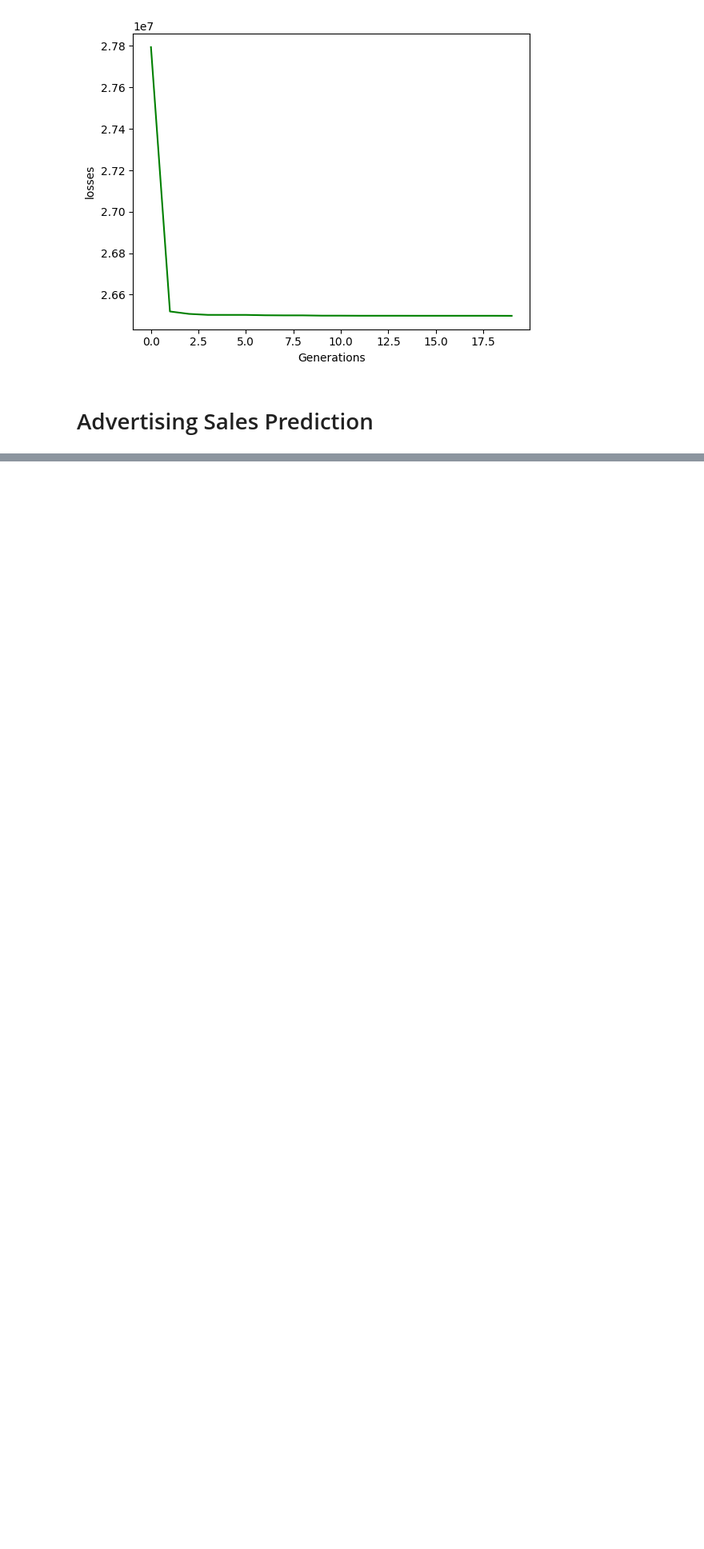
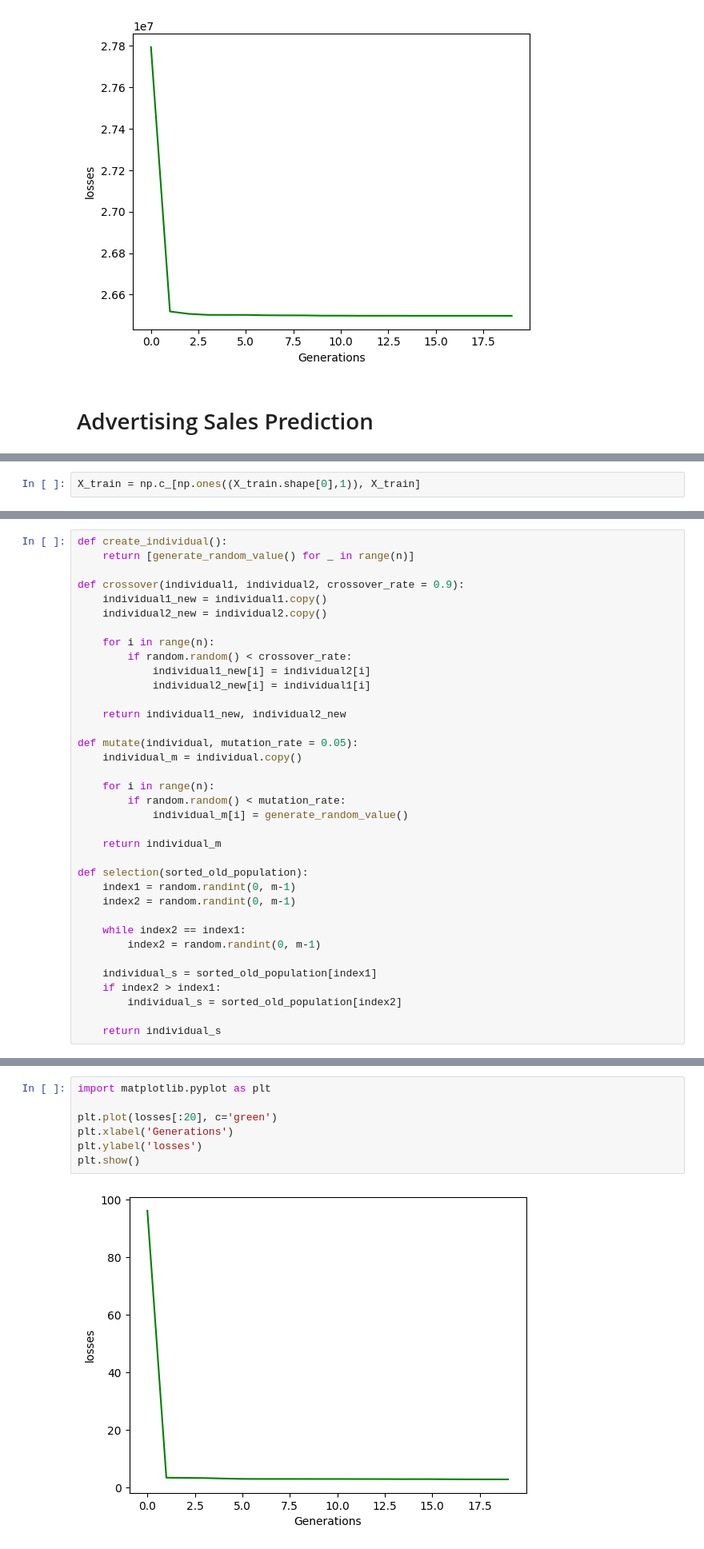
Before and after one commit to HungPham2002/Genetic-Algorithms-optimization-and-Linear-Regression-problems, a Jupyter notebook: Genetic_Algorithms_To_Solve_Linear_Regression_Problems.ipynb, the cells around one changed output, grey strips where cells are left out. Shown at 80% size. Saved outputs shown, nothing was run; the diff lists cells and outputs as text; blank space fills up the shorter version.

```diff
--- a/Genetic_Algorithms_To_Solve_Linear_Regression_Problems.ipynb
+++ b/Genetic_Algorithms_To_Solve_Linear_Regression_Problems.ipynb
@@ -471,0 +569,2 @@ plt.show()
+# %%
+X_train = np.c_[np.ones((X_train.shape[0],1)), X_train]
@@ -471,0 +607,36 @@ plt.show()
+# %%
+def create_individual():
+    return [generate_random_value() for _ in range(n)]
+
+def crossover(individual1, individual2, crossover_rate = 0.9):
+    individual1_new = individual1.copy()
+    individual2_new = individual2.copy()
+
+    for i in range(n):
+        if random.random() < crossover_rate:
+            individual1_new[i] = individual2[i]
+            individual2_new[i] = individual1[i]
+
+    return individual1_new, individual2_new
+
+def mutate(individual, mutation_rate = 0.05):
+    individual_m = individual.copy()
+
+    for i in range(n):
+        if random.random() < mutation_rate:
+            individual_m[i] = generate_random_value()
+
+    return individual_m
+
+def selection(sorted_old_population):
+    index1 = random.randint(0, m-1)
+    index2 = random.randint(0, m-1)
+
+    while index2 == index1:
+        index2 = random.randint(0, m-1)
+
+    individual_s = sorted_old_population[index1]
+    if index2 > index1:
+        individual_s = sorted_old_population[index2]
+
+    return individual_s
@@ -471,0 +705,9 @@ plt.show()
+# %%
+import matplotlib.pyplot as plt
+
+plt.plot(losses[:20], c='green')
+plt.xlabel('Generations')
+plt.ylabel('losses')
+plt.show()
+# %% [output]
+[figure, added]
```
Also changed, not shown: parts of 37 cells of this notebook.
